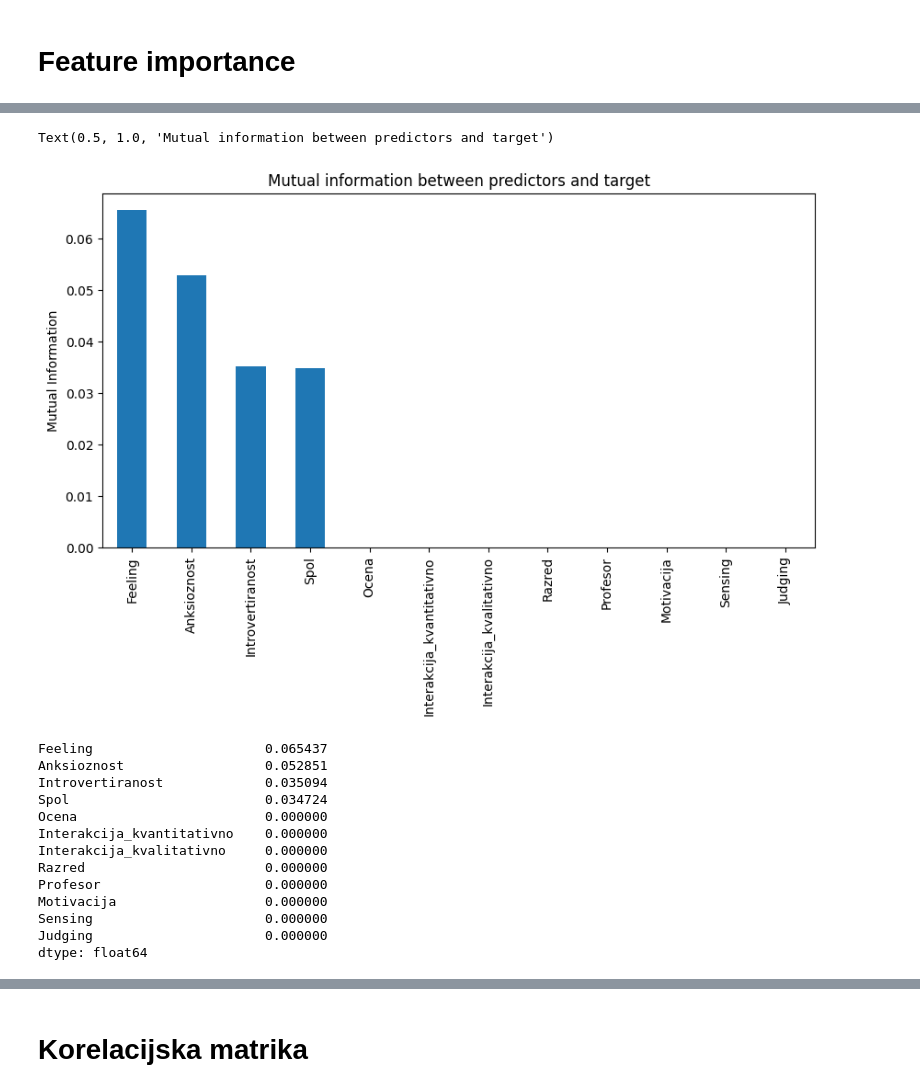
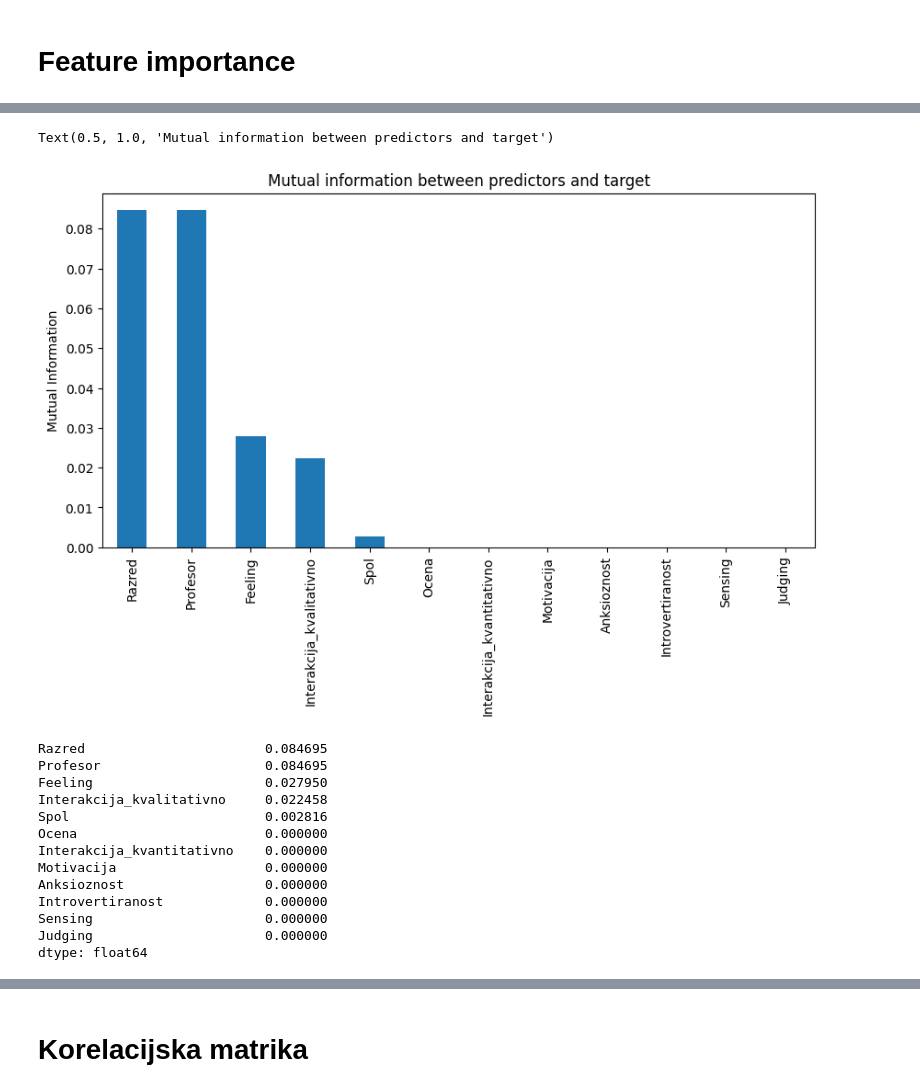
Before and after one commit to borbregant/ai_tandem_learning, a Jupyter notebook: feature_importance.ipynb, the cells around one changed output, grey strips where cells are left out. Drawn from its saved outputs; the diff is of its cells as text; code cells hidden in the pictures.

```diff
--- a/feature_importance.ipynb
+++ b/feature_importance.ipynb
@@ -22,28 +31,28 @@ y = data["Uspesnost"]
 # %%
 from sklearn.feature_selection import mutual_info_classif
-mi = mutual_info_classif(X, y)
+mi = mutual_info_classif(X, y, discrete_features=[3,4,5])
 
 mi = pd.Series(mi)
 mi.index = X.columns
 mi.sort_values(ascending=False).plot.bar(figsize=(10, 5))
 plt.ylabel('Mutual Information')
 plt.title("Mutual information between predictors and target")
 # %% [output]
 Text(0.5, 1.0, 'Mutual information between predictors and target')
-[figure, old version]
+[figure, new version]
 # %%
 mi.sort_values(ascending=False)
 # %% [output]
-Feeling                      0.065437
-Anksioznost                  0.052851
-Introvertiranost             0.035094
-Spol                         0.034724
+Razred                       0.084695
+Profesor                     0.084695
+Feeling                      0.027950
+Interakcija_kvalitativno     0.022458
+Spol                         0.002816
 Ocena                        0.000000
 Interakcija_kvantitativno    0.000000
-Interakcija_kvalitativno     0.000000
-Razred                       0.000000
-Profesor                     0.000000
 Motivacija                   0.000000
+Anksioznost                  0.000000
+Introvertiranost             0.000000
 Sensing                      0.000000
 Judging                      0.000000
 dtype: float64
```
Also changed, not shown: parts of 9 cells of this notebook, 3 other files.
